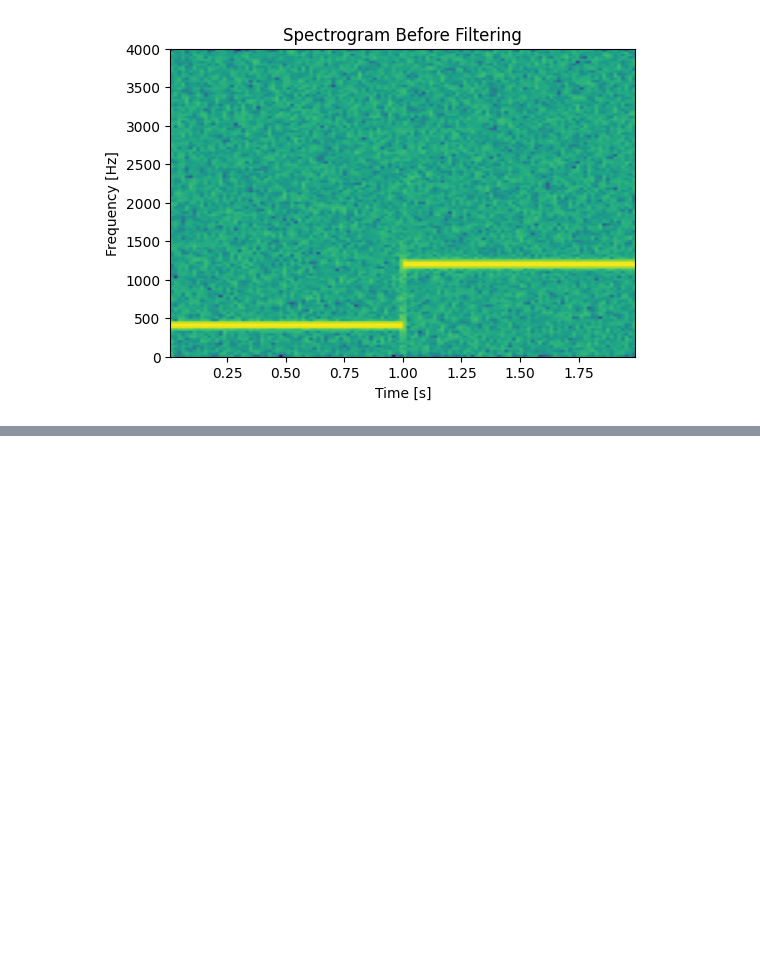
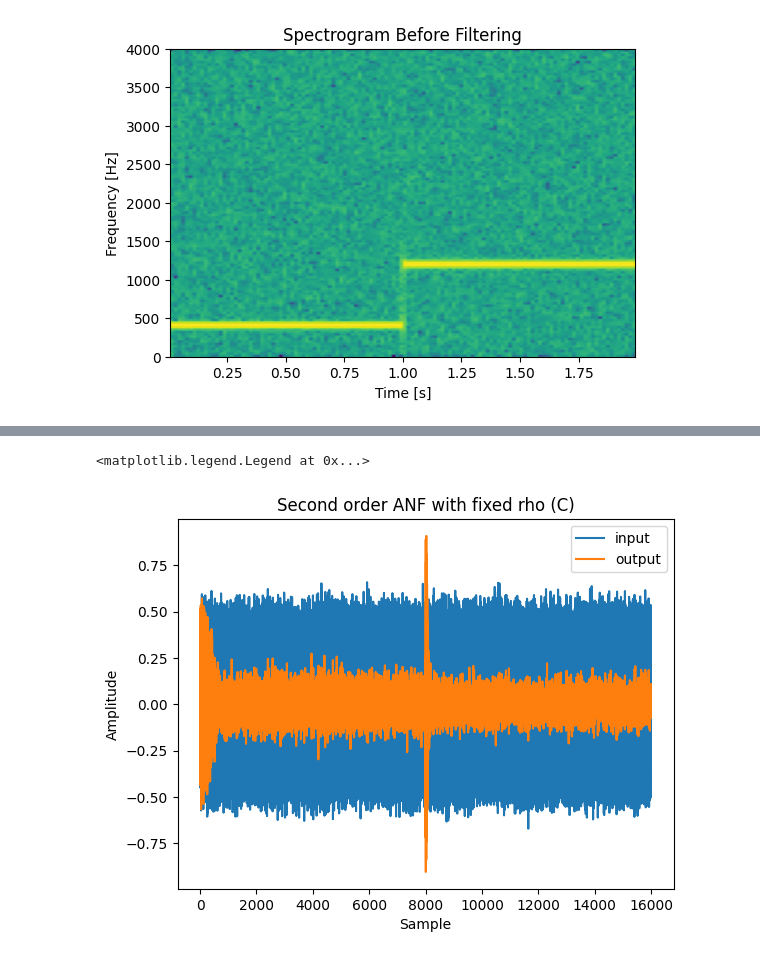
Before and after one commit to tori3112/real-time-2-anf, a Jupyter notebook: Python_StartFiles/plots.ipynb, the cells around one changed output, grey strips where cells are left out. Drawn from its saved outputs; the diff is of its cells as text; code cells hidden in the pictures; blank space fills up the shorter version.

```diff
--- a/Python_StartFiles/plots.ipynb
+++ b/Python_StartFiles/plots.ipynb
@@ -37,0 +38,11 @@ plt.legend(['input', 'output'])
+# %%
+plt.figure()
+plt.plot(input)
+plt.plot(output_c)
+plt.title('Second order ANF with fixed rho (C)')
+plt.xlabel('Sample')
+plt.ylabel('Amplitude')
+plt.legend(['input', 'output'])
+# %% [output]
+<matplotlib.legend.Legend at 0x...>
+[figure, added]
```
Also changed, not shown: parts of 4 cells of this notebook, 5 other files.
